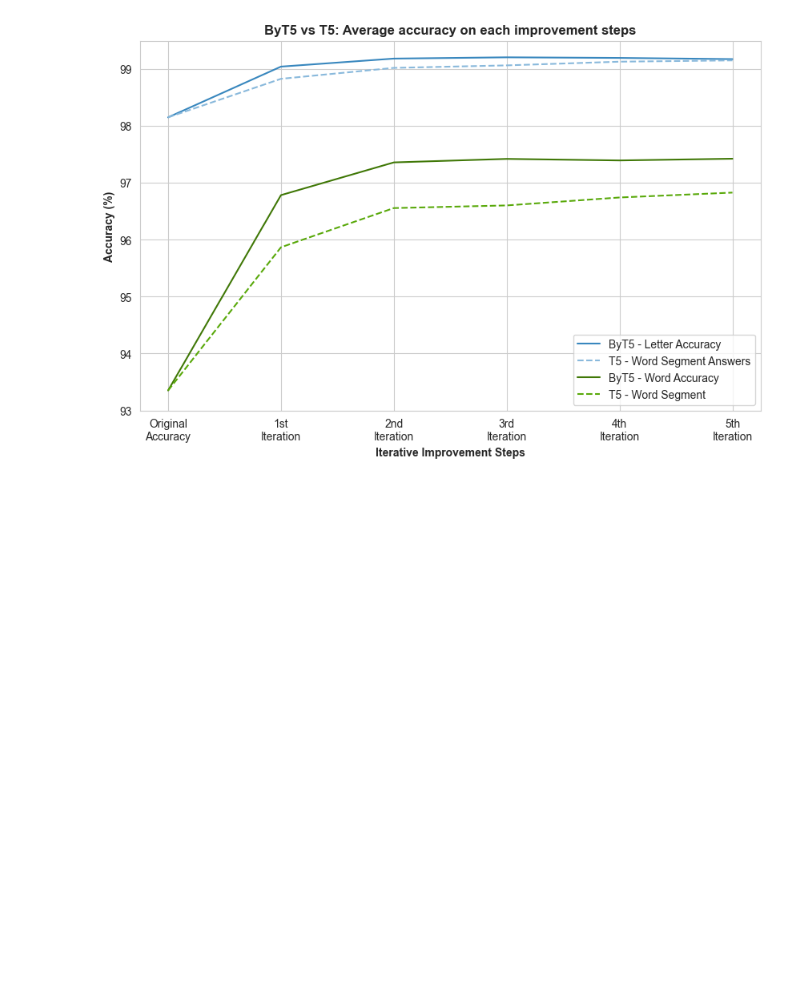
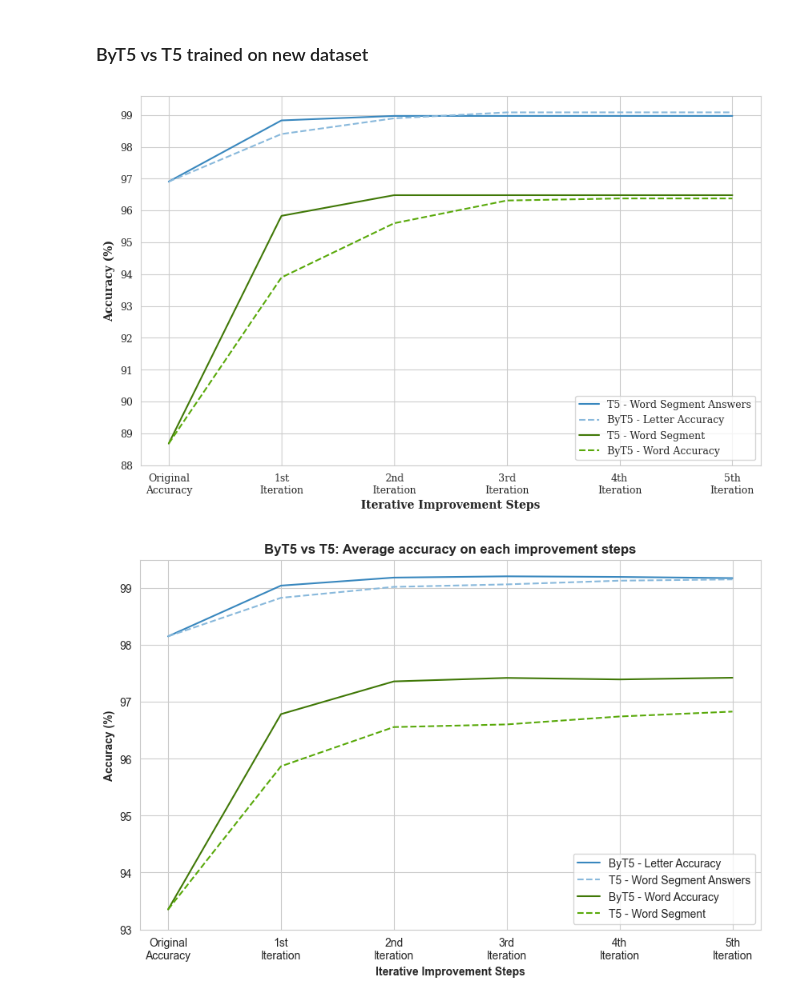
Before and after one commit to kaledai069/Crossword-Solver, a Jupyter notebook: Result and Analysis Section/Second pass model output graphical analysis.ipynb, the cells around one changed output. Drawn from its saved outputs; the diff is of its cells as text; code cells hidden in the pictures; blank space fills up the shorter version.

```diff
--- a/Result and Analysis Section/Second pass model output graphical analysis.ipynb
+++ b/Result and Analysis Section/Second pass model output graphical analysis.ipynb
@@ -120,6 +121,35 @@ def get_mean_data(F_NAME):
     avg_word_accu = np.mean(all_word_accu, axis = 0)
 
     return avg_letter_accu, avg_word_accu, data_dict
+# %% [markdown]
+### ByT5 vs T5 trained on new dataset
+# %%
+byt5_letter_list, byt5_word_list, byt5_data = get_mean_data("./Second pass model outputs\\byt5 multi iteration data.txt")
+t5_letter_list, t5_word_list, t5_data = get_mean_data("./Second pass model outputs\\t5_small new dataset trained - tested on hard solutions.txt")
+
+t5_letter_list[0] = byt5_letter_list[0]
+t5_word_list[0] = byt5_word_list[0]
+# %%
+# BYT5 graphical analysis on the iterative improvement steps
+sns.set_style('whitegrid')
+plt.figure(figsize = (10, 6))
+
+plt.plot(t5_letter_list, label = 'T5 - Word Segment Answers', color = (56/255, 135/255, 190/255))
+plt.plot(byt5_letter_list, label = 'ByT5 - Letter Accuracy', linestyle = '--', color = (137/255, 185/255, 220/255))
+
+plt.plot(t5_word_list, label = 'T5 - Word Segment',  color = (64/255, 120/255, 7/255))
+plt.plot(byt5_word_list, label = 'ByT5 - Word Accuracy', linestyle = '--', color = (89/255, 169/255, 10/255))
+
+custom_xticks = ['Original\nAccuracy', '1st\nIteration', '2nd\nIteration', '3rd\nIteration', '4th\nIteration', '5th\nIteration']
+plt.xticks(range(len(custom_xticks)), custom_xticks, font = {'family': 'serif', 'size': 9})
+plt.yticks(np.arange(88, 100, 1), font = {'family': 'serif', 'size': 9})
+plt.xlabel("Iterative Improvement Steps", font = {'weight':'bold', 'family': 'serif', 'size': 10})
+plt.ylabel("Accuracy (%)", font = {'weight':'bold', 'family': 'serif', 'size': 10})
+plt.legend(loc = 'best', prop = {'family': 'serif', 'size': 9})
+plt.savefig('./byt5 vs t5 iterative stand.png', dpi = 360, bbox_inches = 'tight')
+plt.show()
+# %% [output]
+[figure, added]
 # %%
 byt5_letter_list, byt5_word_list, byt5_data = get_mean_data("./Second pass model outputs\\byt5 inference data.txt")
 t5_letter_list, t5_word_list, t5_data = get_mean_data("./Second pass model outputs\\t5 inference data.txt")
```
Also changed, not shown: parts of 1 cell of this notebook, 12 other files.
